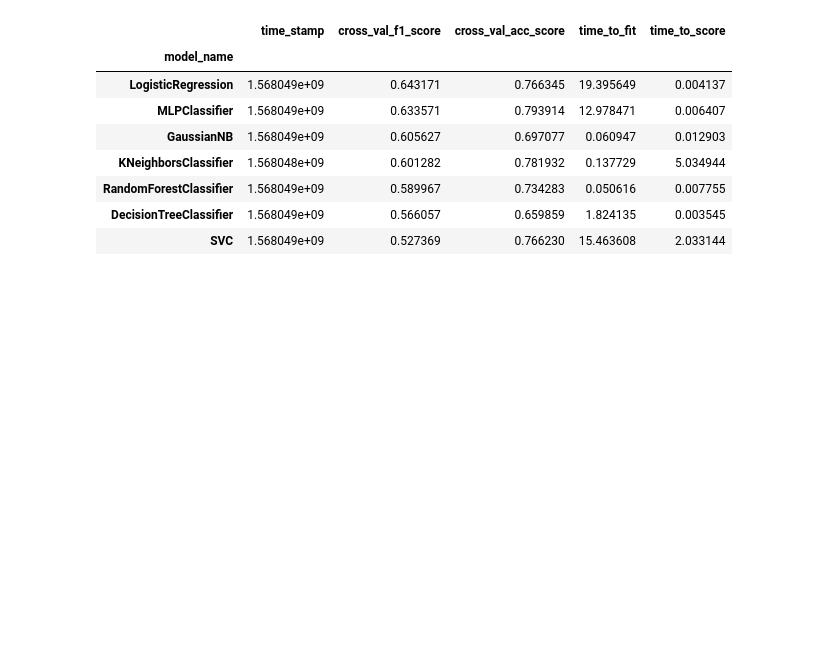
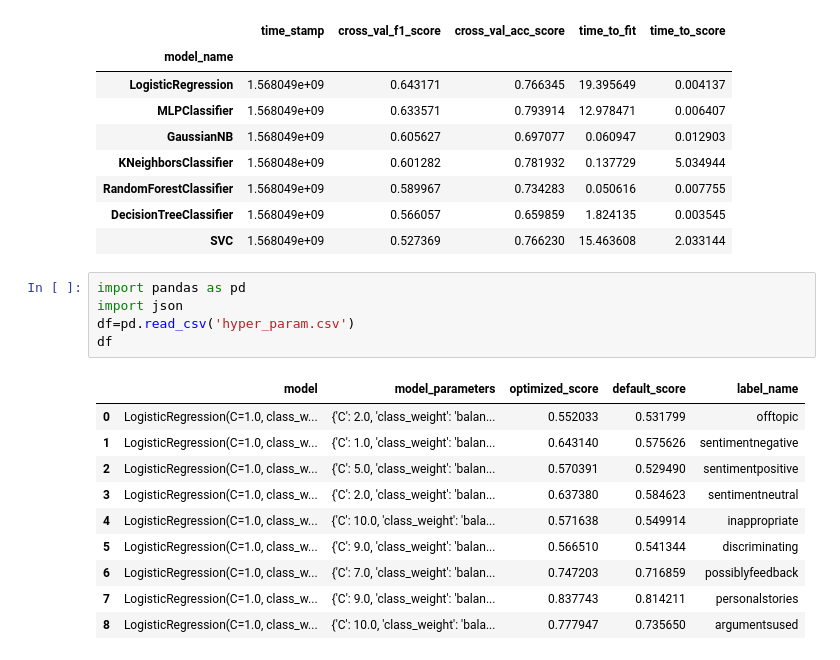
Before and after one commit to juananpe/forum40, a Jupyter notebook: classification-service/Untitled.ipynb, the cells around one changed output. Saved outputs shown, nothing was run; the diff lists cells and outputs as text; blank space fills up the shorter version.

Commit message:
add hyperparameter opt mongodb version

```diff
--- a/classification-service/Untitled.ipynb
+++ b/classification-service/Untitled.ipynb
@@ -35,3 +35,19 @@ df.groupby('model_name').mean().sort_values('cross_val_f1_score',ascending=False
 | RandomForestClassifier | 1.568049e+09 | 0.589967 | 0.734283 | 0.050616 | 0.007755 |
 | DecisionTreeClassifier | 1.568049e+09 | 0.566057 | 0.659859 | 1.824135 | 0.003545 |
 | SVC | 1.568049e+09 | 0.527369 | 0.766230 | 15.463608 | 2.033144 |
+# %%
+import pandas as pd
+import json
+df=pd.read_csv('hyper_param.csv')
+df
+# %% [output]
+|  | model | model_parameters | optimized_score | default_score | label_name |
+| 0 | LogisticRegression(C=1.0, class_w... | {'C': 2.0, 'class_weight': 'balan... | 0.552033 | 0.531799 | offtopic |
+| 1 | LogisticRegression(C=1.0, class_w... | {'C': 1.0, 'class_weight': 'balan... | 0.643140 | 0.575626 | sentimentnegative |
+| 2 | LogisticRegression(C=1.0, class_w... | {'C': 5.0, 'class_weight': 'balan... | 0.570391 | 0.529490 | sentimentpositive |
+| 3 | LogisticRegression(C=1.0, class_w... | {'C': 2.0, 'class_weight': 'balan... | 0.637380 | 0.584623 | sentimentneutral |
+| 4 | LogisticRegression(C=1.0, class_w... | {'C': 10.0, 'class_weight': 'bala... | 0.571638 | 0.549914 | inappropriate |
+| 5 | LogisticRegression(C=1.0, class_w... | {'C': 9.0, 'class_weight': 'balan... | 0.566510 | 0.541344 | discriminating |
+| 6 | LogisticRegression(C=1.0, class_w... | {'C': 7.0, 'class_weight': 'balan... | 0.747203 | 0.716859 | possiblyfeedback |
+| 7 | LogisticRegression(C=1.0, class_w... | {'C': 9.0, 'class_weight': 'balan... | 0.837743 | 0.814211 | personalstories |
+| 8 | LogisticRegression(C=1.0, class_w... | {'C': 10.0, 'class_weight': 'bala... | 0.777947 | 0.735650 | argumentsused |
```
Also changed, not shown: parts of 4 cells of this notebook, 11 other files.
